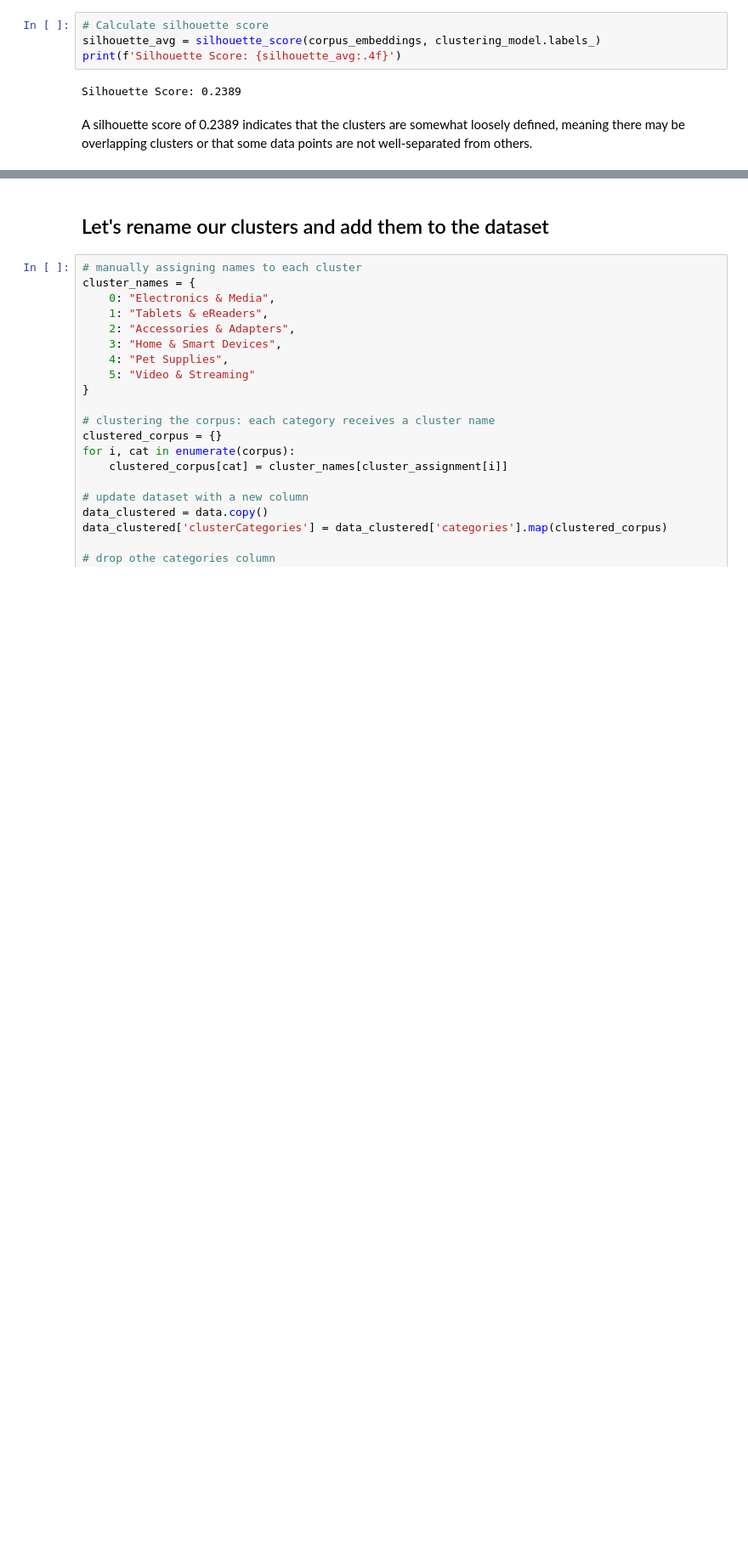
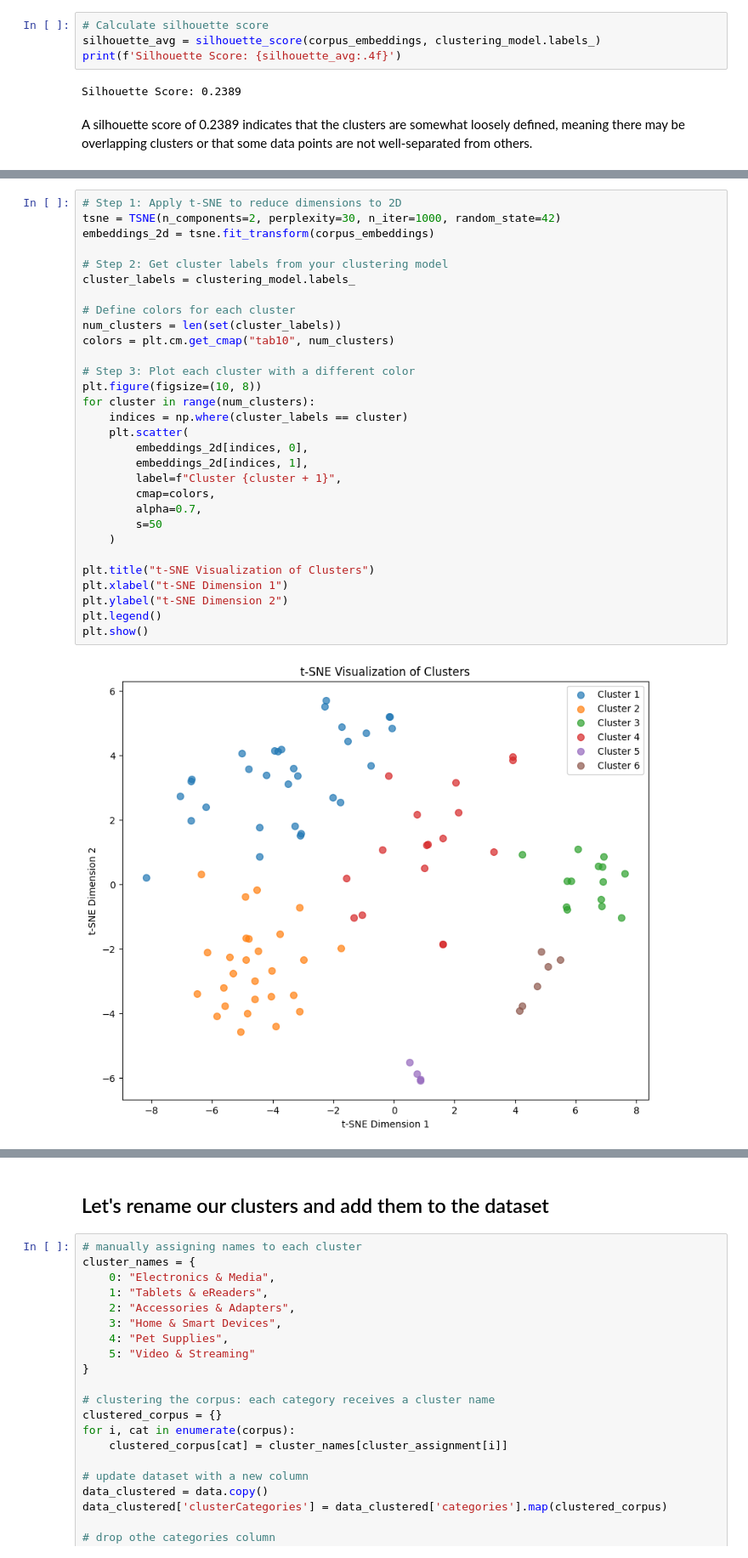
Before and after one commit to alexdjulin/ik_robo_reviews, a Jupyter notebook: 2_category_clusterer_model.ipynb, the cells around one changed output, grey strips where cells are left out. Shown: that part at 85% size. Saved outputs shown, nothing was run; the diff lists cells and outputs as text; blank space fills up the shorter version.

Commit message:
added more metrics and tsne visualisation to clustering

```diff
--- a/2_category_clusterer_model.ipynb
+++ b/2_category_clusterer_model.ipynb
@@ -301,0 +318,32 @@ A silhouette score of 0.2389 indicates that the clusters are somewhat loosely de
+# %%
+# Step 1: Apply t-SNE to reduce dimensions to 2D
+tsne = TSNE(n_components=2, perplexity=30, n_iter=1000, random_state=42)
+embeddings_2d = tsne.fit_transform(corpus_embeddings)
+
+# Step 2: Get cluster labels from your clustering model
+cluster_labels = clustering_model.labels_
+
+# Define colors for each cluster
+num_clusters = len(set(cluster_labels))
+colors = plt.cm.get_cmap("tab10", num_clusters)
+
+# Step 3: Plot each cluster with a different color
+plt.figure(figsize=(10, 8))
+for cluster in range(num_clusters):
+    indices = np.where(cluster_labels == cluster)
+    plt.scatter(
+        embeddings_2d[indices, 0],
+        embeddings_2d[indices, 1],
+        label=f"Cluster {cluster + 1}",
+        cmap=colors,
+        alpha=0.7,
+        s=50
+    )
+
+plt.title("t-SNE Visualization of Clusters")
+plt.xlabel("t-SNE Dimension 1")
+plt.ylabel("t-SNE Dimension 2")
+plt.legend()
+plt.show()
+# %% [output]
+[figure, added]
```
Also changed, not shown: parts of 7 cells of this notebook.
